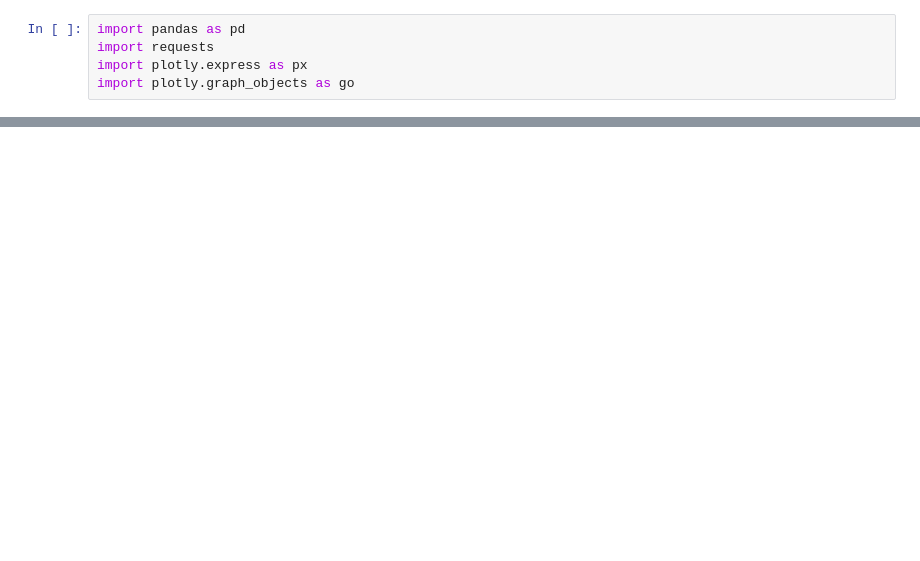
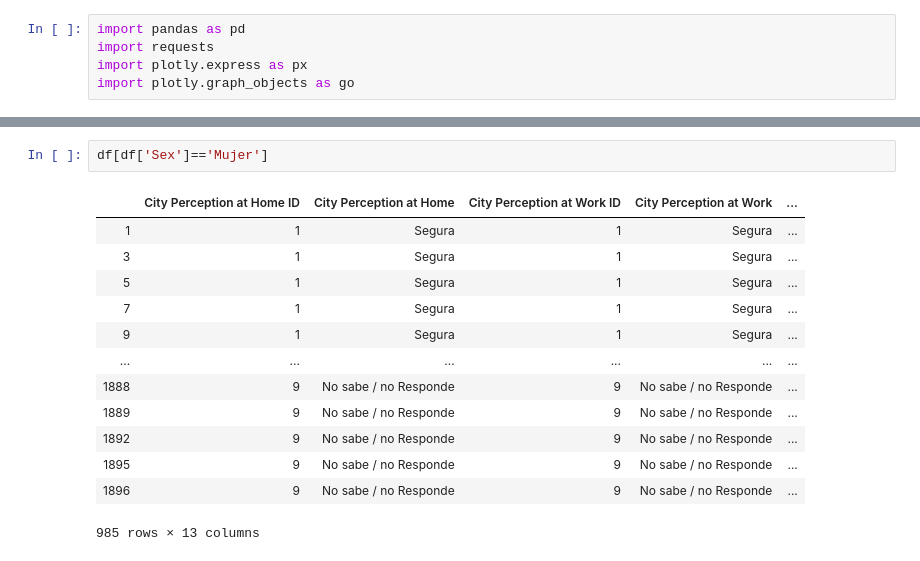
Before and after one commit to EstefhanyMoreno/ddm_perspectiva_de_genero, a Jupyter notebook: factores_calidad_vida/security.ipynb, the cells around one changed output, grey strips where cells are left out. Saved outputs shown, nothing was run; the diff lists cells and outputs as text; blank space fills up the shorter version.

```diff
--- a/factores_calidad_vida/security.ipynb
+++ b/factores_calidad_vida/security.ipynb
@@ -12,0 +23,16 @@ JSONDecodeError: Expecting value: line 1 column 1 (char 0)
+# %%
+df[df['Sex']=='Mujer']
+# %% [output]
+|  | City Perception at Home ID | City Perception at Home | City Perception at Work ID | City Perception at Work | ... |
+| 1 | 1 | Segura | 1 | Segura | ... |
+| 3 | 1 | Segura | 1 | Segura | ... |
+| 5 | 1 | Segura | 1 | Segura | ... |
+| 7 | 1 | Segura | 1 | Segura | ... |
+| 9 | 1 | Segura | 1 | Segura | ... |
+| ... | ... | ... | ... | ... | ... |
+| 1888 | 9 | No sabe / no Responde | 9 | No sabe / no Responde | ... |
+| 1889 | 9 | No sabe / no Responde | 9 | No sabe / no Responde | ... |
+| 1892 | 9 | No sabe / no Responde | 9 | No sabe / no Responde | ... |
+| 1895 | 9 | No sabe / no Responde | 9 | No sabe / no Responde | ... |
+| 1896 | 9 | No sabe / no Responde | 9 | No sabe / no Responde | ... |
+985 rows × 13 columns
```
Also changed, not shown: parts of 4 cells of this notebook, 23 other files.
